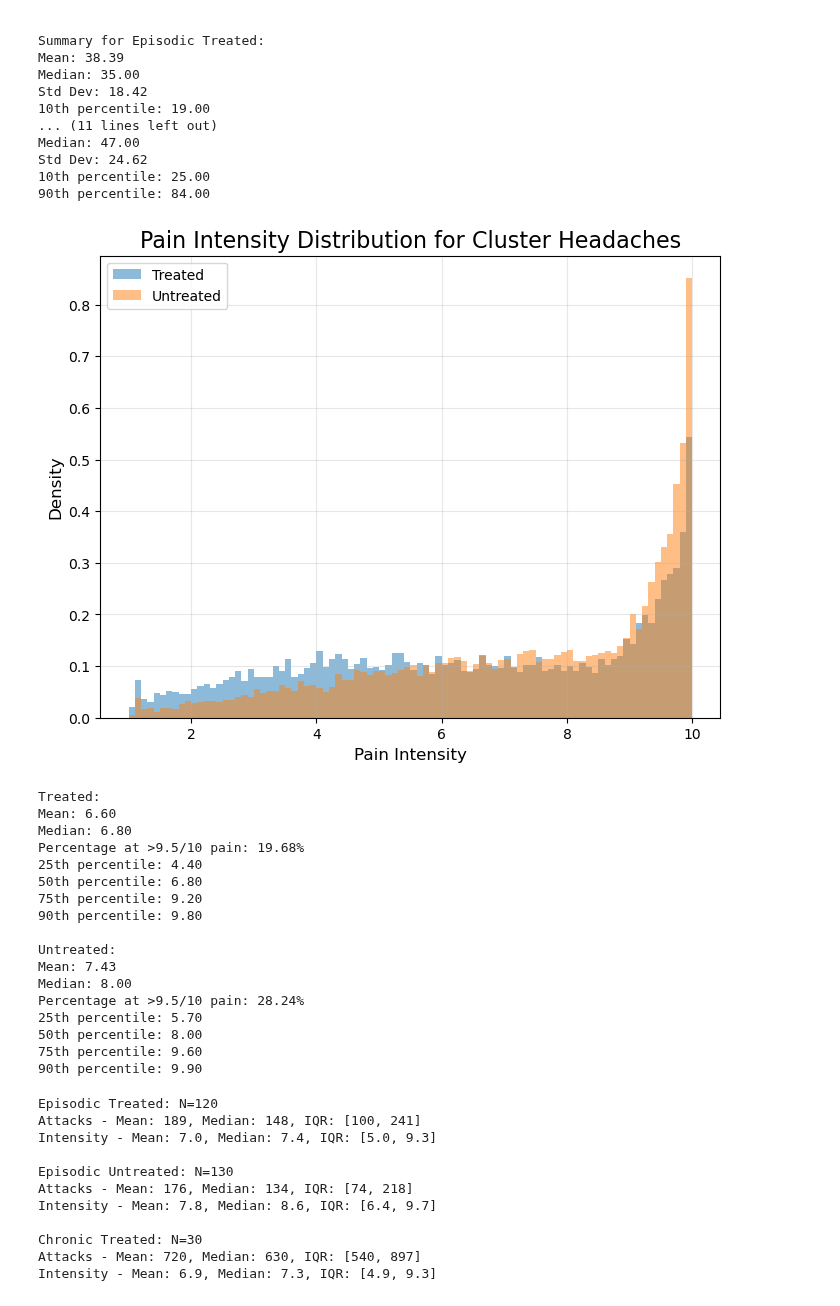
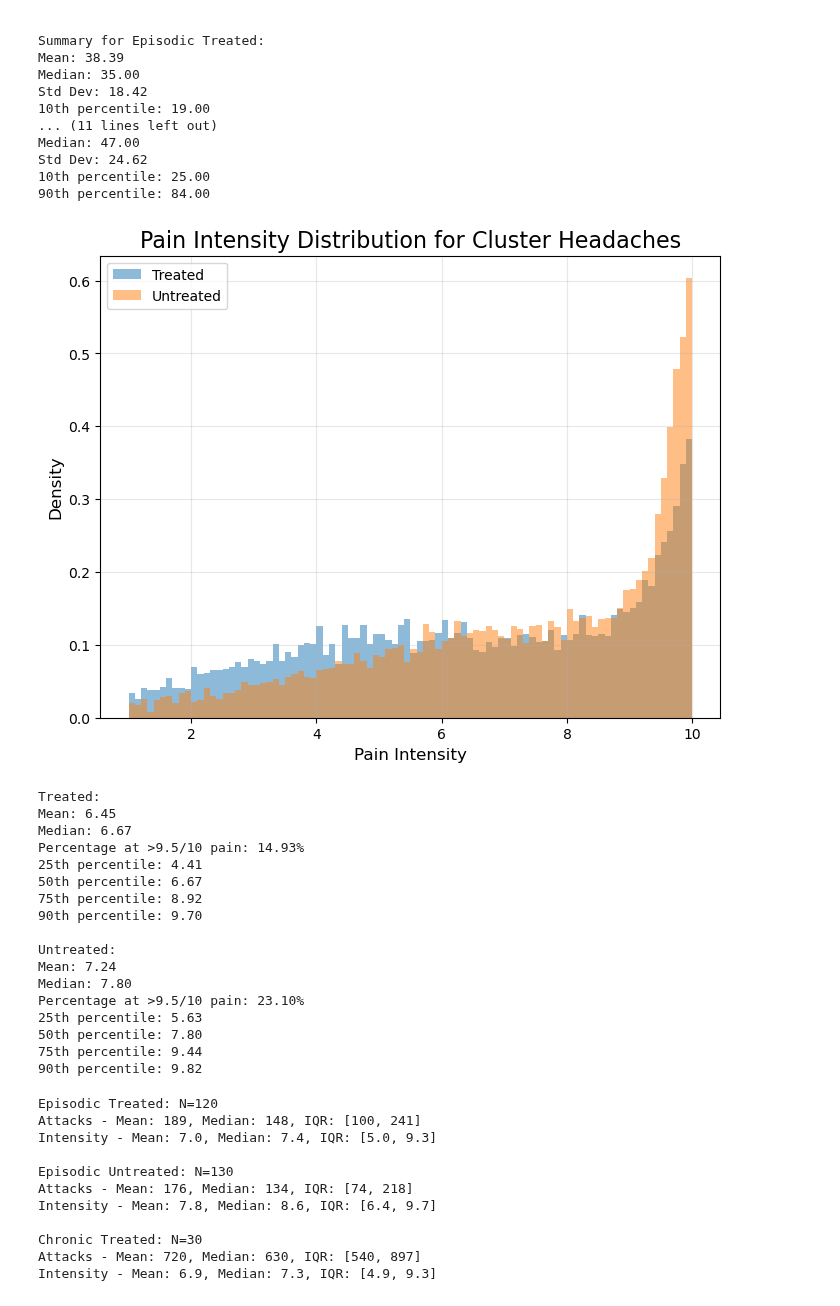
Before and after one commit to aph-research/cluster-headaches, a Jupyter notebook: Cluster headache full model.ipynb, the cells around one changed output. Cells and saved outputs as stored; diff of their text form; code cells hidden in the pictures.

Commit message:
Removed clip function

```diff
--- a/Cluster headache full model.ipynb
+++ b/Cluster headache full model.ipynb
@@ -581,15 +581,20 @@ Std Dev: 24.62
 90th percentile: 84.00
 # %%
 def generate_max_pain_intensity(is_treated, size):
-
     mean_mild_moderate = 4.0
     sd_mild_moderate = 2.0
     mean_moderate_severe = 7.5
     sd_moderate_severe = 2.0
-    scale_very_severe = .7 if is_treated else 0.5
+    scale_very_severe = 0.7 if is_treated else 0.5
 
-    mild_to_moderate = truncnorm.rvs((1-mean_mild_moderate)/sd_mild_moderate, np.inf, loc=mean_mild_moderate, scale=sd_mild_moderate, size=size)
-    moderate_to_severe = truncnorm.rvs((1-mean_moderate_severe)/sd_moderate_severe, np.inf, loc=mean_moderate_severe, scale=sd_moderate_severe, size=size)
+    # Calculate the upper bounds in standard deviation units
+    upper_bound_mild_moderate = (10 - mean_mild_moderate) / sd_mild_moderate
+    upper_bound_moderate_severe = (10 - mean_moderate_severe) / sd_moderate_severe
+
+    mild_to_moderate = truncnorm.rvs((0-mean_mild_moderate)/sd_mild_moderate, upper_bound_mild_moderate,
+                                     loc=mean_mild_moderate, scale=sd_mild_moderate, size=size)
+    moderate_to_severe = truncnorm.rvs((0-mean_moderate_severe)/sd_moderate_severe, upper_bound_moderate_severe,
+                                       loc=mean_moderate_severe, scale=sd_moderate_severe, size=size)
     very_severe = 10 - expon.rvs(scale=scale_very_severe, size=size)
 
     if is_treated:
@@ -601,52 +606,52 @@ def generate_max_pain_intensity(is_treated, size):
 
     intensities = np.where(choices == 0, mild_to_moderate,
                   np.where(choices == 1, moderate_to_severe, very_severe))
 
-    return np.round(np.clip(intensities, 1, 10), decimals=1)
+    return intensities
 
 # Generate samples
 n_samples = 10000
 treated_samples = generate_max_pain_intensity(is_treated=True, size=n_samples)
 untreated_samples = generate_max_pain_intensity(is_treated=False, size=n_samples)
 
 # Plotting
 plt.figure(figsize=(8, 6))
 plt.hist(treated_samples, bins=np.arange(1, 10.1, 0.1), alpha=0.5, label='Treated', density=True)
 plt.hist(untreated_samples, bins=np.arange(1, 10.1, 0.1), alpha=0.5, label='Untreated', density=True)
 plt.title('Pain Intensity Distribution for Cluster Headaches', fontsize=16)
 plt.xlabel('Pain Intensity', fontsize=12)
 plt.ylabel('Density', fontsize=12)
 plt.legend(fontsize=10)
 plt.grid(True, alpha=0.3)
 plt.show()
 
 # Print statistics
 for name, samples in [("Treated", treated_samples), ("Untreated", untreated_samples)]:
     print(f"\n{name}:")
     print(f"Mean: {np.mean(samples):.2f}")
     print(f"Median: {np.median(samples):.2f}")
     print(f"Percentage at >9.5/10 pain: {(np.array(samples) >= 9.5).mean():.2%}")
     for p in [25, 50, 75, 90]:
         print(f"{p}th percentile: {np.percentile(samples, p):.2f}")
 # %% [output]
-[figure, old version]
+[figure, new version]
 Treated:
-Mean: 6.60
-Median: 6.80
-Percentage at >9.5/10 pain: 19.68%
-25th percentile: 4.40
-50th percentile: 6.80
-75th percentile: 9.20
-90th percentile: 9.80
+Mean: 6.45
+Median: 6.67
+Percentage at >9.5/10 pain: 14.93%
+25th percentile: 4.41
+50th percentile: 6.67
+75th percentile: 8.92
+90th percentile: 9.70
 
 Untreated:
-Mean: 7.43
-Median: 8.00
-Percentage at >9.5/10 pain: 28.24%
-25th percentile: 5.70
-50th percentile: 8.00
-75th percentile: 9.60
-90th percentile: 9.90
+Mean: 7.24
+Median: 7.80
+Percentage at >9.5/10 pain: 23.10%
+25th percentile: 5.63
+50th percentile: 7.80
+75th percentile: 9.44
+90th percentile: 9.82
 # %%
 @dataclass
 class Attack:
```
Also changed, not shown: 2 other files.
